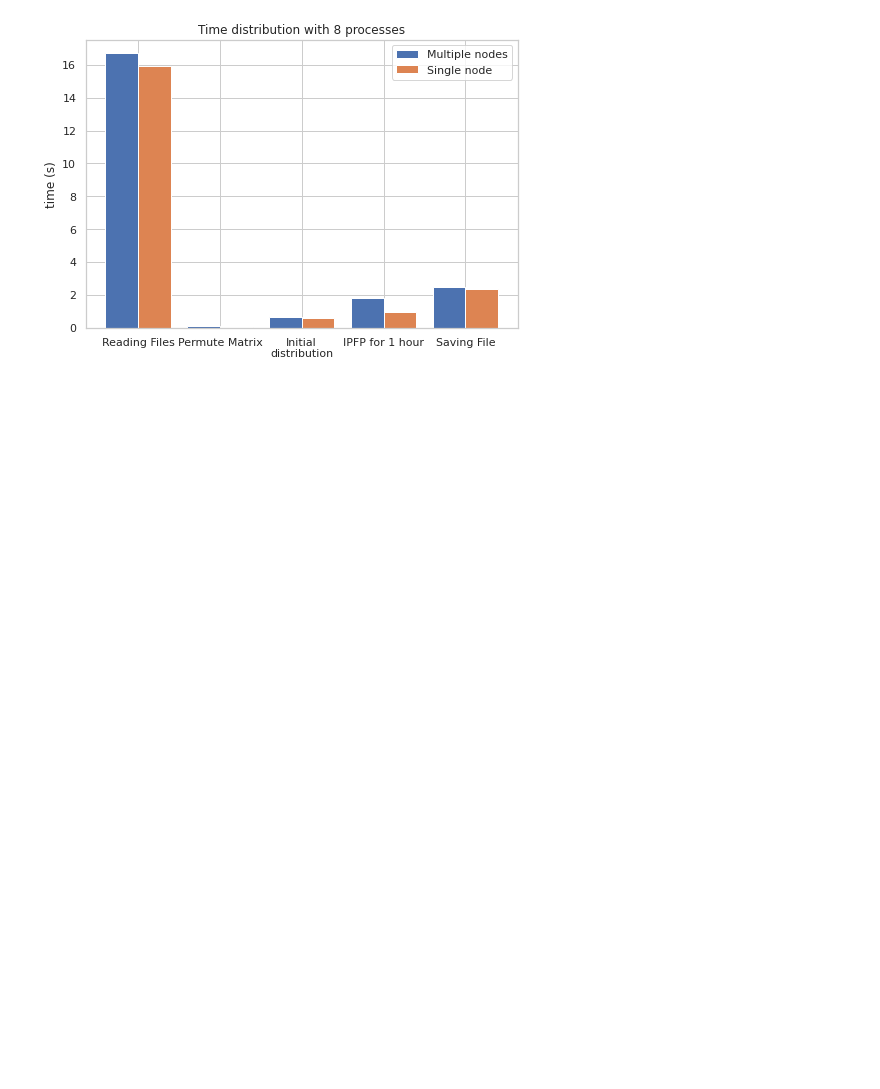
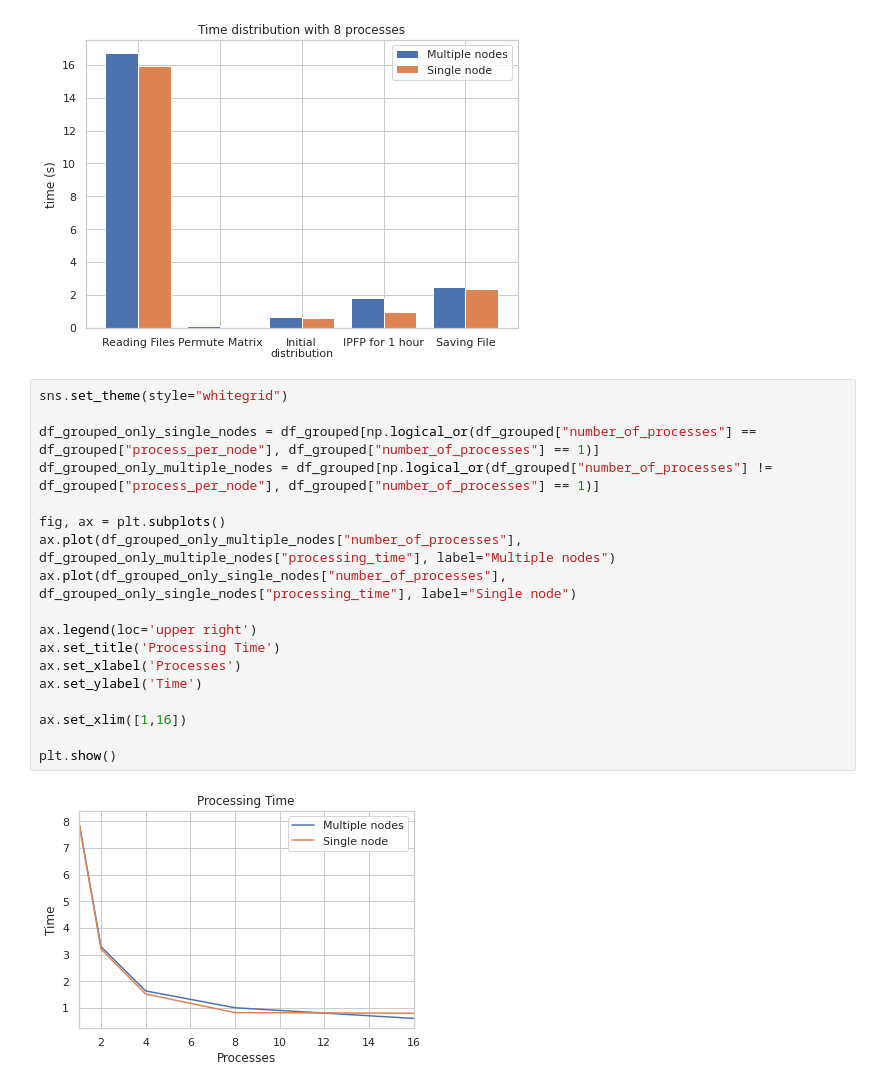
Before and after one commit to mbortolon97/ipfp-hpc-cluster, a Jupyter notebook: src/data_visualization/performance_graph.ipynb, the cells around one changed output. Saved outputs shown, nothing was run; the diff lists cells and outputs as text; blank space fills up the shorter version.

```diff
--- a/src/data_visualization/performance_graph.ipynb
+++ b/src/data_visualization/performance_graph.ipynb
@@ -146,3 +163,23 @@ ax.set_title('Time distribution with 8 processes')
 plt.show()
 # %% [output]
 [figure]
+# %%
+sns.set_theme(style="whitegrid")
+
+df_grouped_only_single_nodes = df_grouped[np.logical_or(df_grouped["number_of_processes"] == df_grouped["process_per_node"], df_grouped["number_of_processes"] == 1)]
+df_grouped_only_multiple_nodes = df_grouped[np.logical_or(df_grouped["number_of_processes"] != df_grouped["process_per_node"], df_grouped["number_of_processes"] == 1)]
+
+fig, ax = plt.subplots()
+ax.plot(df_grouped_only_multiple_nodes["number_of_processes"], df_grouped_only_multiple_nodes["processing_time"], label="Multiple nodes")
+ax.plot(df_grouped_only_single_nodes["number_of_processes"], df_grouped_only_single_nodes["processing_time"], label="Single node")
+
+ax.legend(loc='upper right')
+ax.set_title('Processing Time')
+ax.set_xlabel('Processes')
+ax.set_ylabel('Time')
+
+ax.set_xlim([1,16])
+
+plt.show()
+# %% [output]
+[figure, added]
```
Also changed, not shown: parts of 2 cells of this notebook.
